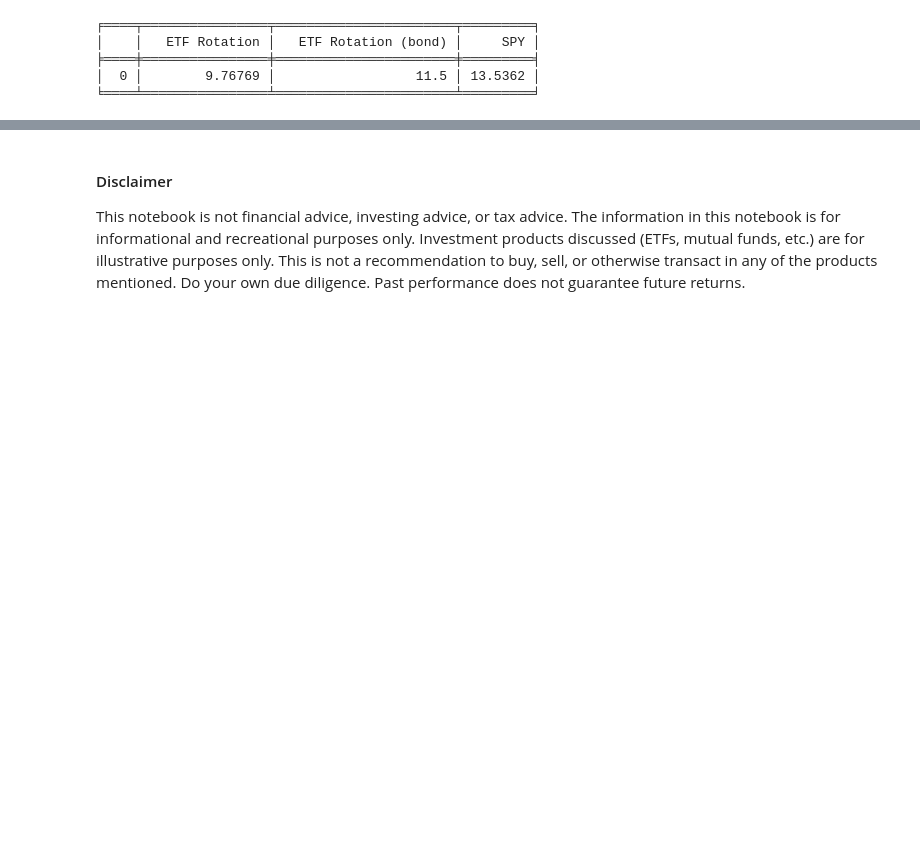
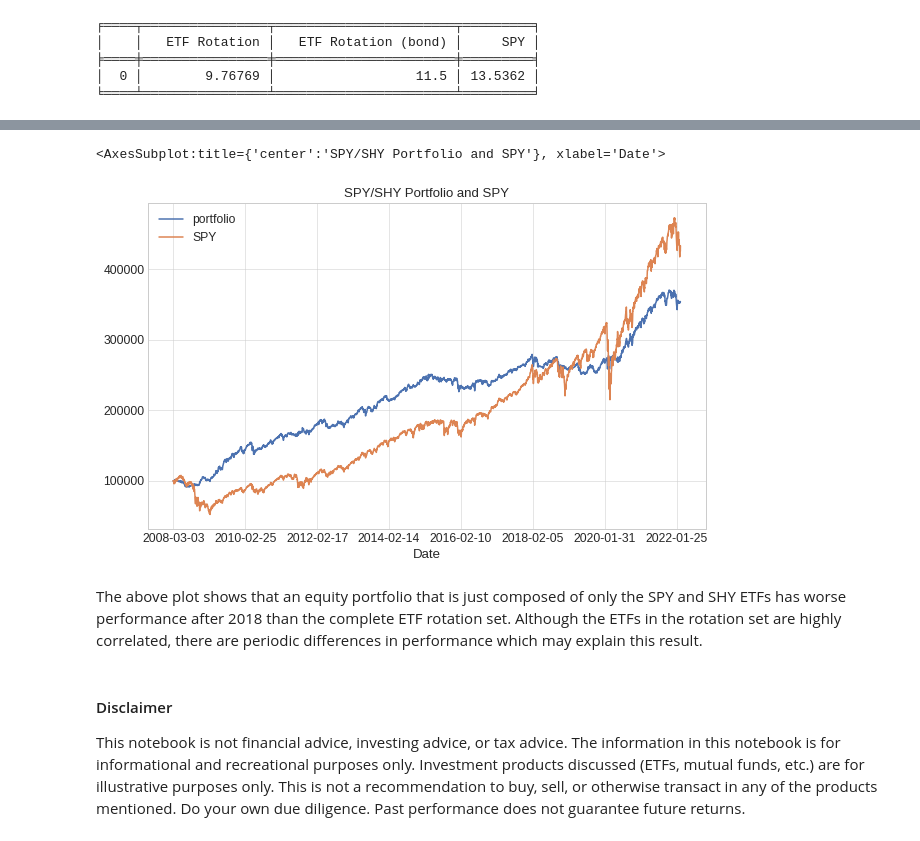
Before and after one commit to IanLKaplan/twelve_percent, a Jupyter notebook: twelve_percent.ipynb, the cells around one changed output, grey strips where cells are left out. Cells and saved outputs as stored; diff of their text form; code cells hidden in the pictures; blank space fills up the shorter version.

Commit message:
Reproduction of The 12% Solution results plus an investigation into a SPY only equity portfolio.

```diff
--- a/twelve_percent.ipynb
+++ b/twelve_percent.ipynb
@@ -959,3 +971,28 @@ print(tabulate(average_return_df, headers=[*average_return_df.columns], tablefmt
+# %%
+limited_asset_set_df = asset_adj_close[['SPY', 'SHY']]
+
+portfolio_limited_df, assets_df = portfolio_return(holdings=holdings,
+                                              asset_percent=equity_percent,
+                                              bond_percent=bond_percent,
+                                              asset_etfs=limited_asset_set_df,
+                                              bond_etfs=fixed_income_adjclose,
+                                              start_date=start_date,
+                                              end_date=end_date,
+                                              year_rebalance=False)
+
+plot_df = build_plot_data(portfolio_limited_df, spy_df)
+
+plot_df.plot(grid=True, title='SPY/SHY Portfolio and SPY', figsize=(10,6))
+# %% [output]
+<AxesSubplot:title={'center':'SPY/SHY Portfolio and SPY'}, xlabel='Date'>
+[figure, added]
+# %% [markdown]
+<p>
+The above plot shows that an equity portfolio that is just composed of only the SPY
+and SHY ETFs has worse performance after 2018 than the complete ETF rotation set.  Although
+the ETFs in the rotation set are highly correlated, there are periodic differences
+in performance which may explain this result.
+</p>
 # %% [markdown]
 <h4>
 Disclaimer
```
Also changed, not shown: parts of 3 cells of this notebook, 1 other file.
